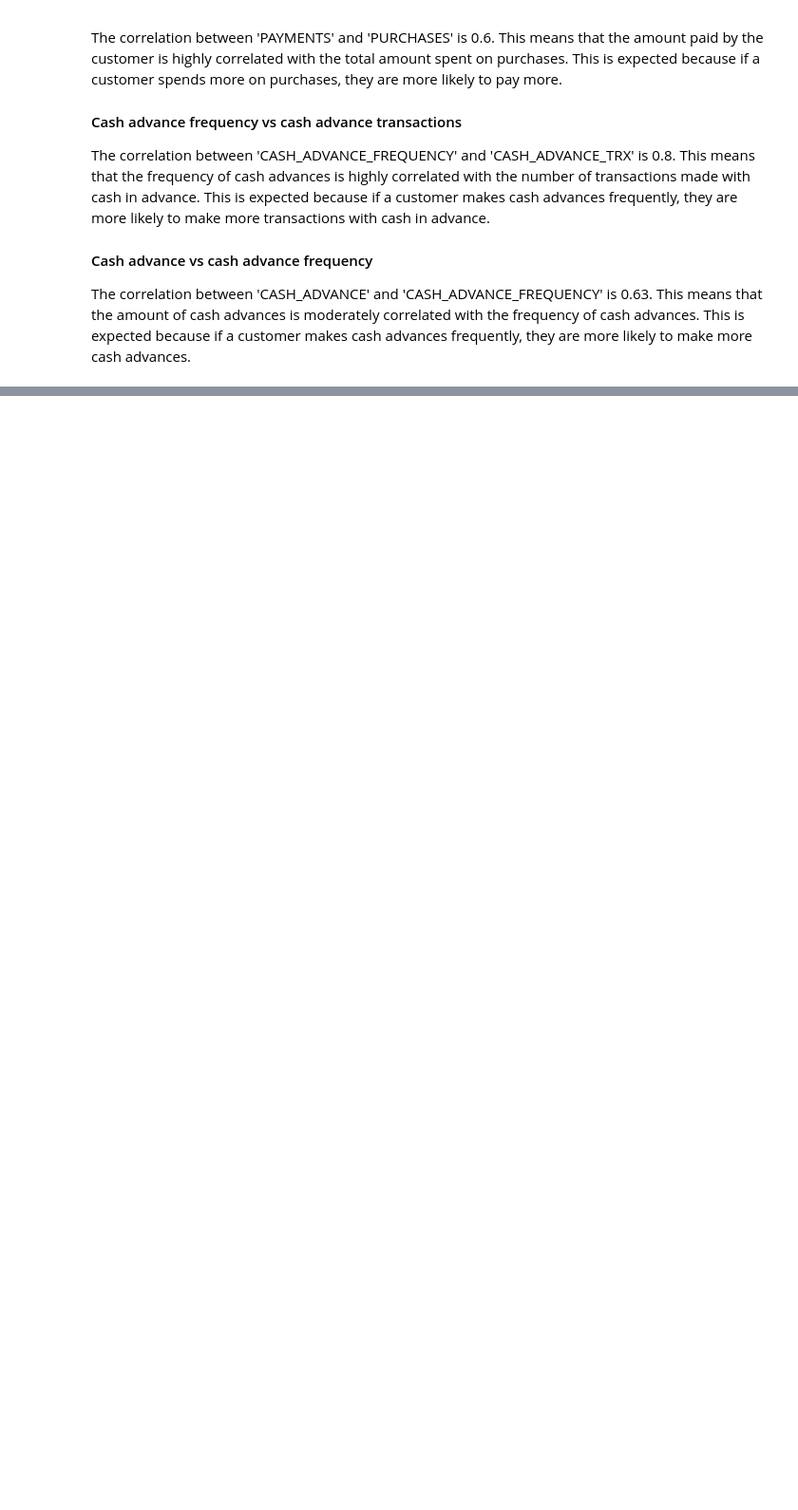
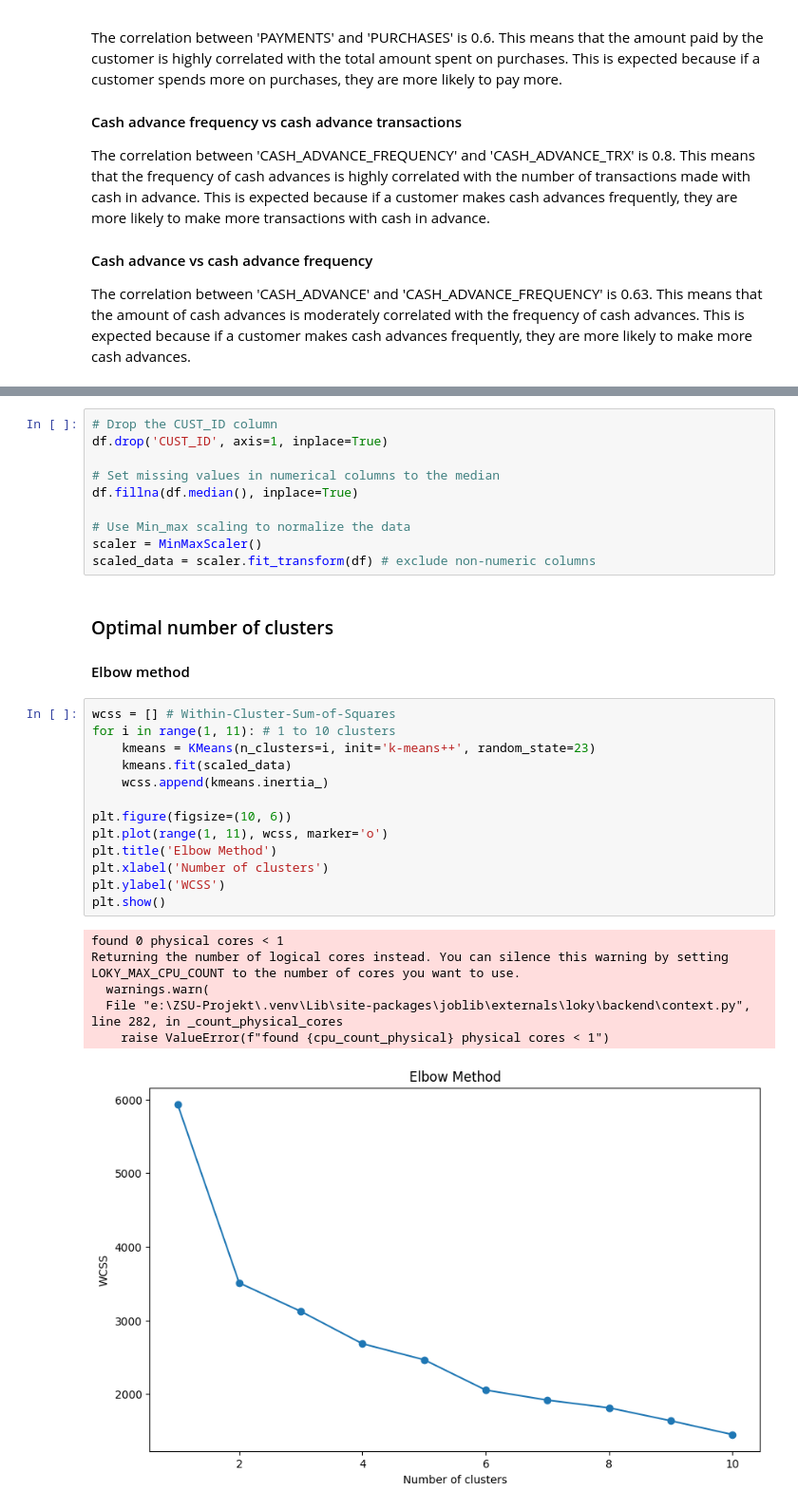
Before and after one commit to janchovanec/ZSU-Projekt, a Jupyter notebook: notebooks/eda.ipynb, the cells around one changed output, grey strips where cells are left out. Shown at 95% size. Cells and saved outputs as stored; diff of their text form; blank space fills up the shorter version.

Commit message:
Clustering start

```diff
--- a/notebooks/eda.ipynb
+++ b/notebooks/eda.ipynb
@@ -243,0 +250,33 @@ The correlation between 'CASH_ADVANCE' and 'CASH_ADVANCE_FREQUENCY' is 0.63. Thi
+# %%
+# Drop the CUST_ID column
+df.drop('CUST_ID', axis=1, inplace=True)
+
+# Set missing values in numerical columns to the median
+df.fillna(df.median(), inplace=True)
+
+# Use Min_max scaling to normalize the data
+scaler = MinMaxScaler()
+scaled_data = scaler.fit_transform(df) # exclude non-numeric columns
+# %% [markdown]
+### Optimal number of clusters
+#### Elbow method
+# %%
+wcss = [] # Within-Cluster-Sum-of-Squares
+for i in range(1, 11): # 1 to 10 clusters
+    kmeans = KMeans(n_clusters=i, init='k-means++', random_state=23)
+    kmeans.fit(scaled_data)
+    wcss.append(kmeans.inertia_)
+
+plt.figure(figsize=(10, 6))
+plt.plot(range(1, 11), wcss, marker='o')
+plt.title('Elbow Method')
+plt.xlabel('Number of clusters')
+plt.ylabel('WCSS')
+plt.show()
+# %% [output]
+found 0 physical cores < 1
+Returning the number of logical cores instead. You can silence this warning by setting LOKY_MAX_CPU_COUNT to the number of cores you want to use.
+  warnings.warn(
+  File "e:\ZSU-Projekt\.venv\Lib\site-packages\joblib\externals\loky\backend\context.py", line 282, in _count_physical_cores
+    raise ValueError(f"found {cpu_count_physical} physical cores < 1")
+[figure, added]
```
Also changed, not shown: parts of 9 cells of this notebook.
